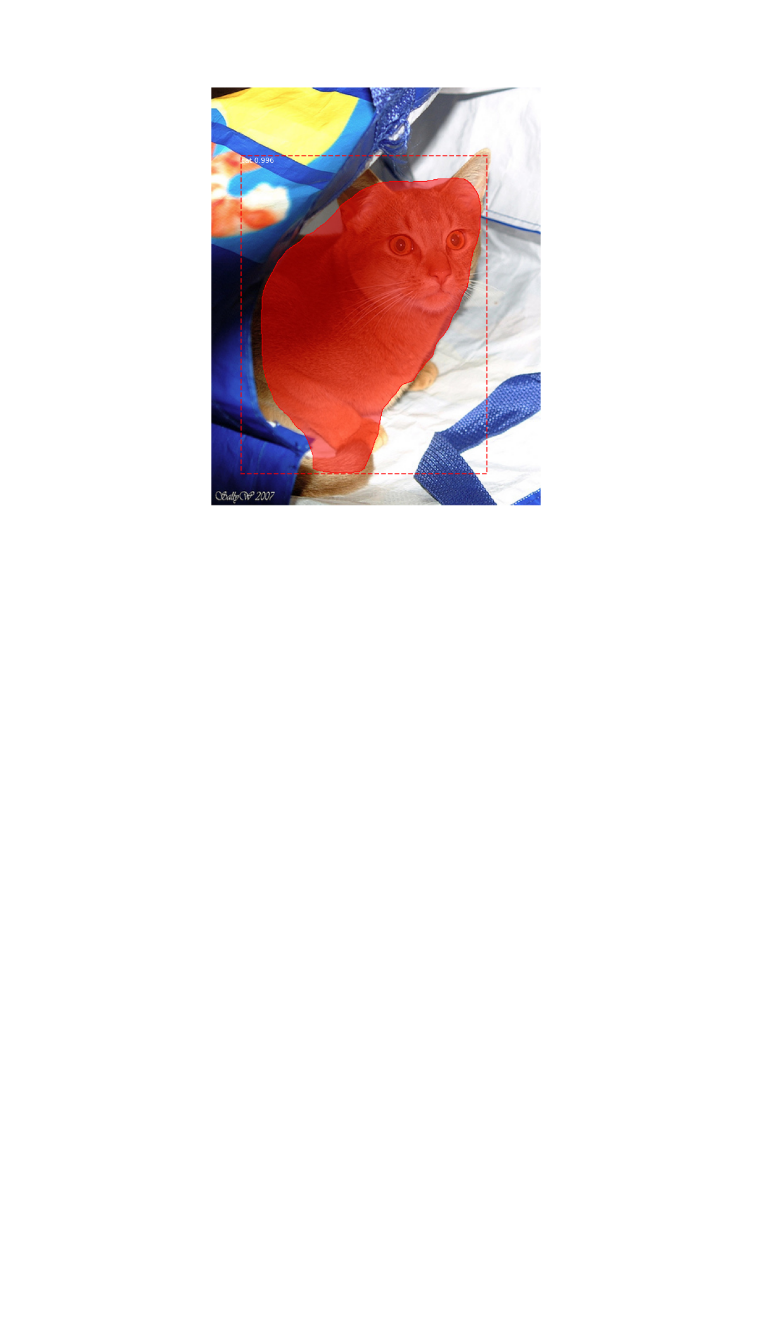
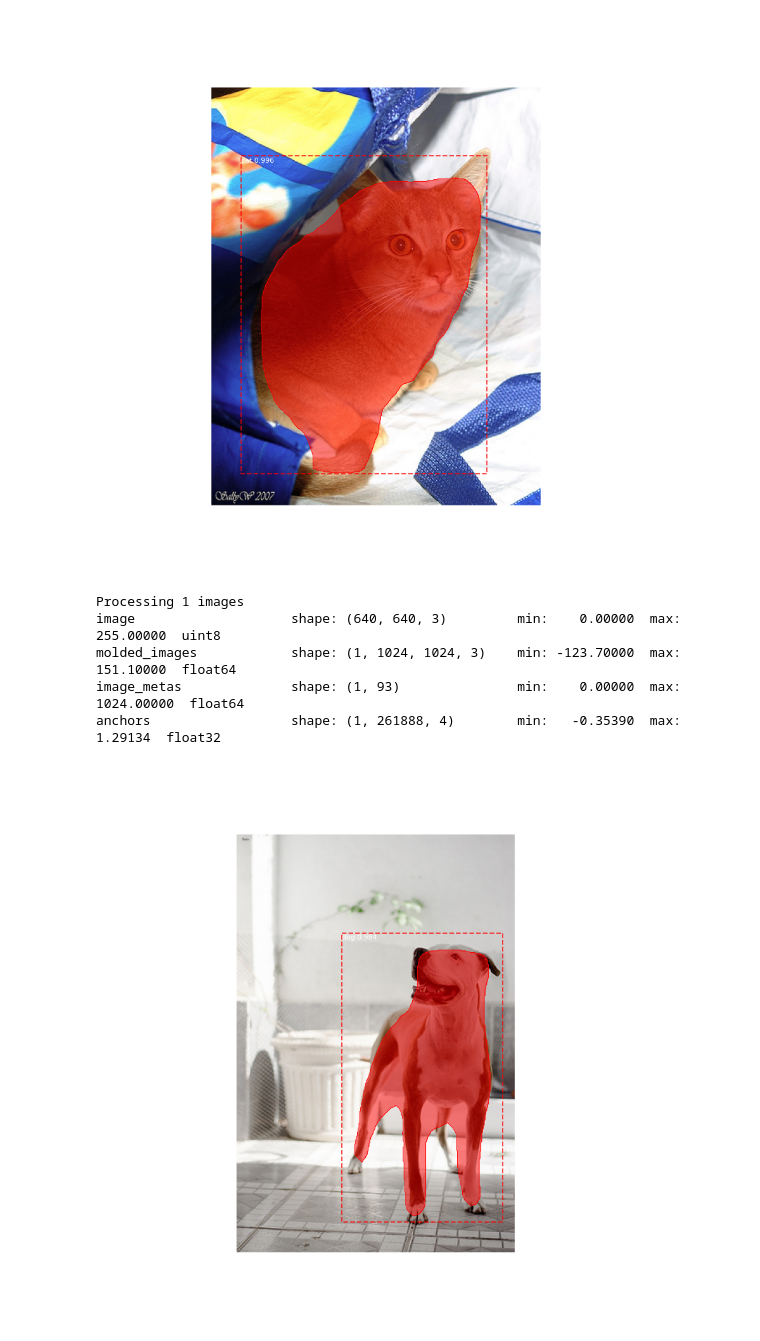
Before and after one commit to j-dutfield/Instance-Segmentation, a Jupyter notebook: Pre-trained Image Segmentation.ipynb, the cells around one changed output. Drawn from its saved outputs; the diff is of its cells as text; code cells hidden in the pictures; blank space fills up the shorter version.

```diff
--- a/Pre-trained Image Segmentation.ipynb
+++ b/Pre-trained Image Segmentation.ipynb
@@ -264,7 +266,7 @@ dataset = Dataset()
 dataset.add_class("images",1,"dog")
 dataset.add_class("images",0,"cat")
 batch_size = 2
-for i in range(batch_size):
+for i in range(500):
     current_gen = next(_generation)
     dataset.add_image("images", image_id=i, path=current_gen[1]['image'])
     dataset.add_mask("images", image_id=i, path=current_gen[1]['segmentation_mask'],class_id=current_gen[1]['species'])
@@ -340,3 +376,14 @@ r=results[0]
 visualize.display_instances(dataset.load_image(0), r['rois'], r['masks'], r['class_ids'], class_names, r['scores'])
 # %% [output]
 [figure]
+# %%
+results = model.detect(np.array([dataset.load_image(100)]),verbose=1)
+r=results[0]
+visualize.display_instances(dataset.load_image(100), r['rois'], r['masks'], r['class_ids'], class_names, r['scores'])
+# %% [output]
+Processing 1 images
+image                    shape: (640, 640, 3)         min:    0.00000  max:  255.00000  uint8
+molded_images            shape: (1, 1024, 1024, 3)    min: -123.70000  max:  151.10000  float64
+image_metas              shape: (1, 93)               min:    0.00000  max: 1024.00000  float64
+anchors                  shape: (1, 261888, 4)        min:   -0.35390  max:    1.29134  float32
+[figure, added]
```
Also changed, not shown: parts of 4 cells of this notebook.
